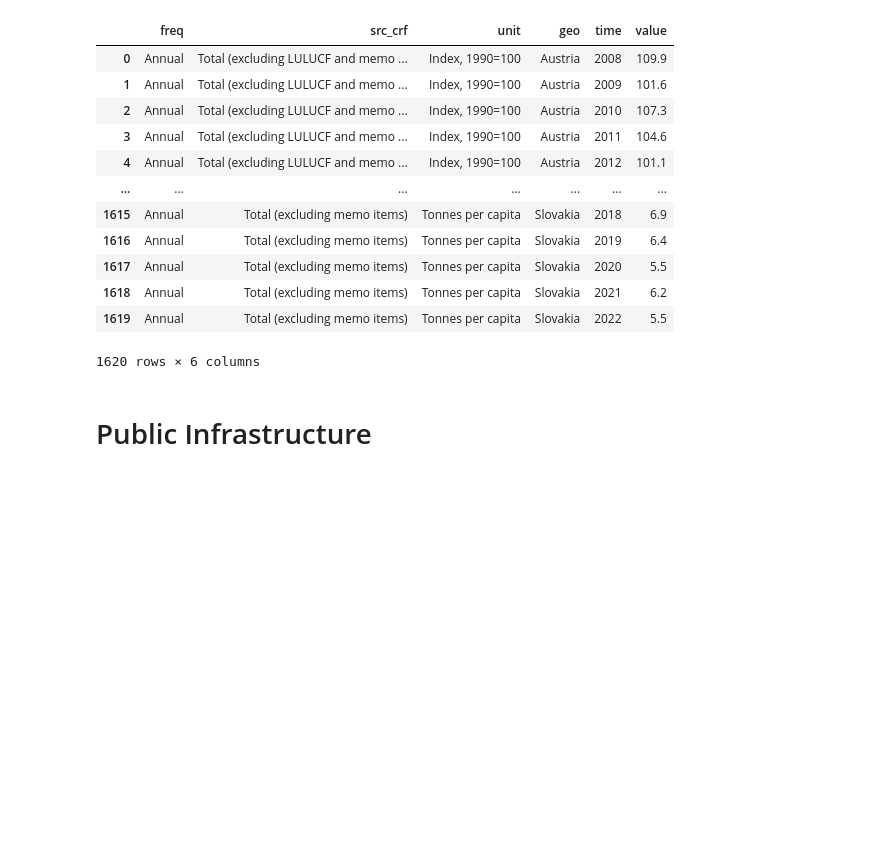
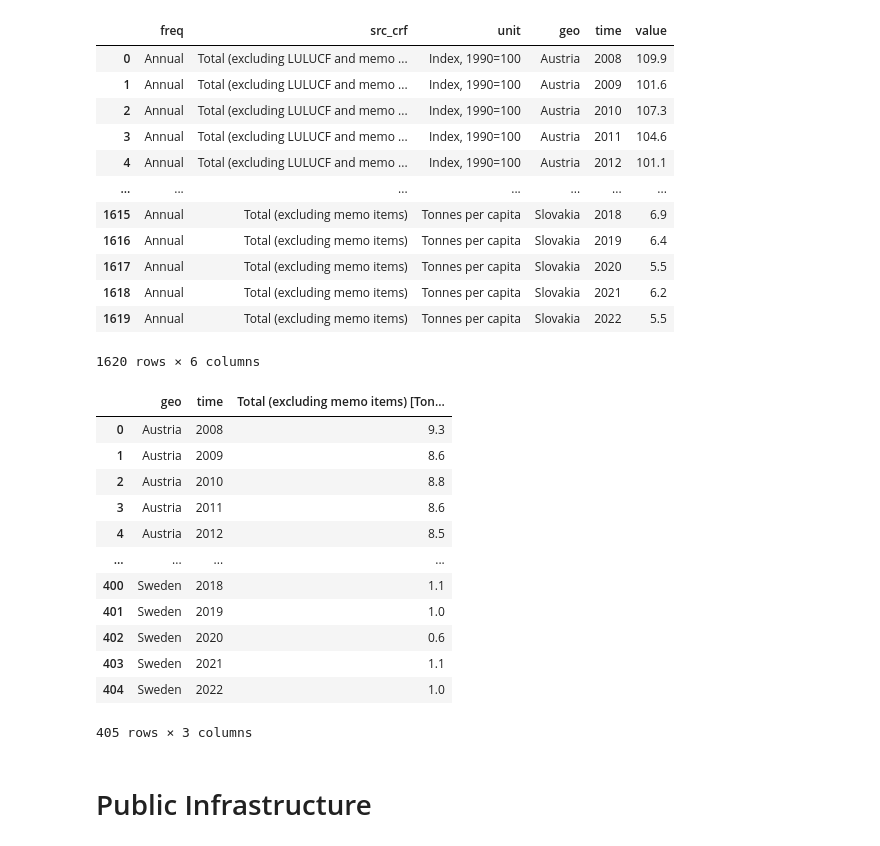
Before and after one commit to mke27/life, a Jupyter notebook: datasets/raw-datasets/accessingAPI.ipynb, the cells around one changed output. Saved outputs shown, nothing was run; the diff lists cells and outputs as text; code cells hidden in the pictures; blank space fills up the shorter version.

```diff
--- a/datasets/raw-datasets/accessingAPI.ipynb
+++ b/datasets/raw-datasets/accessingAPI.ipynb
@@ -175,6 +219,23 @@ environment
 | 1618 | Annual | Total (excluding memo items) | Tonnes per capita | Slovakia | 2021 | 6.2 |
 | 1619 | Annual | Total (excluding memo items) | Tonnes per capita | Slovakia | 2022 | 5.5 |
 1620 rows × 6 columns
+# %%
+env_clean = clean_df(environment, "src_crf", "value",["geo","time"], "unit", target_col="Total (excluding memo items) [Tonnes per capita]")
+env_clean
+# %% [output]
+|  | geo | time | Total (excluding memo items) [Ton... |
+| 0 | Austria | 2008 | 9.3 |
+| 1 | Austria | 2009 | 8.6 |
+| 2 | Austria | 2010 | 8.8 |
+| 3 | Austria | 2011 | 8.6 |
+| 4 | Austria | 2012 | 8.5 |
+| ... | ... | ... | ... |
+| 400 | Sweden | 2018 | 1.1 |
+| 401 | Sweden | 2019 | 1.0 |
+| 402 | Sweden | 2020 | 0.6 |
+| 403 | Sweden | 2021 | 1.1 |
+| 404 | Sweden | 2022 | 1.0 |
+405 rows × 3 columns
 # %% [markdown]
 # Public Infrastructure
 # %%
```
Also changed, not shown: parts of 7 cells of this notebook.
